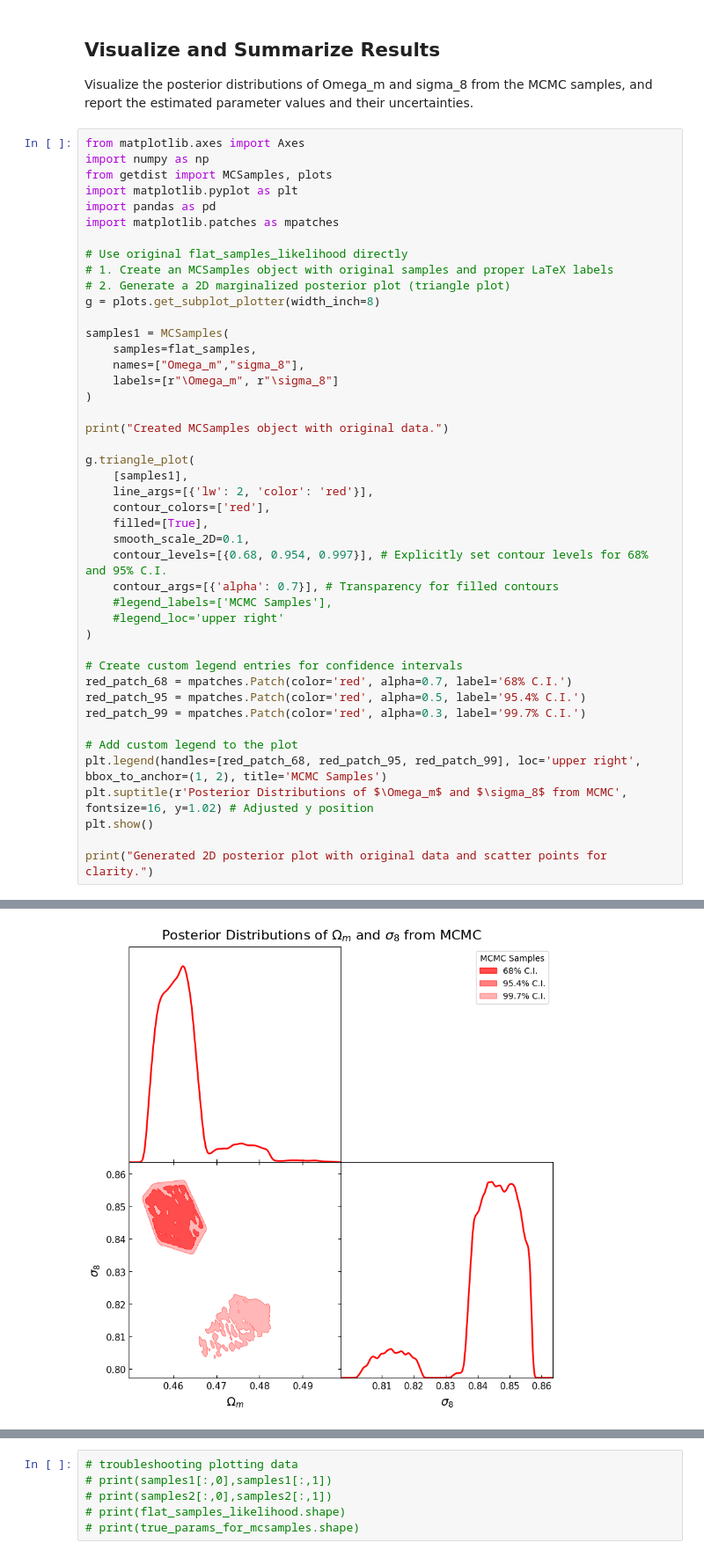
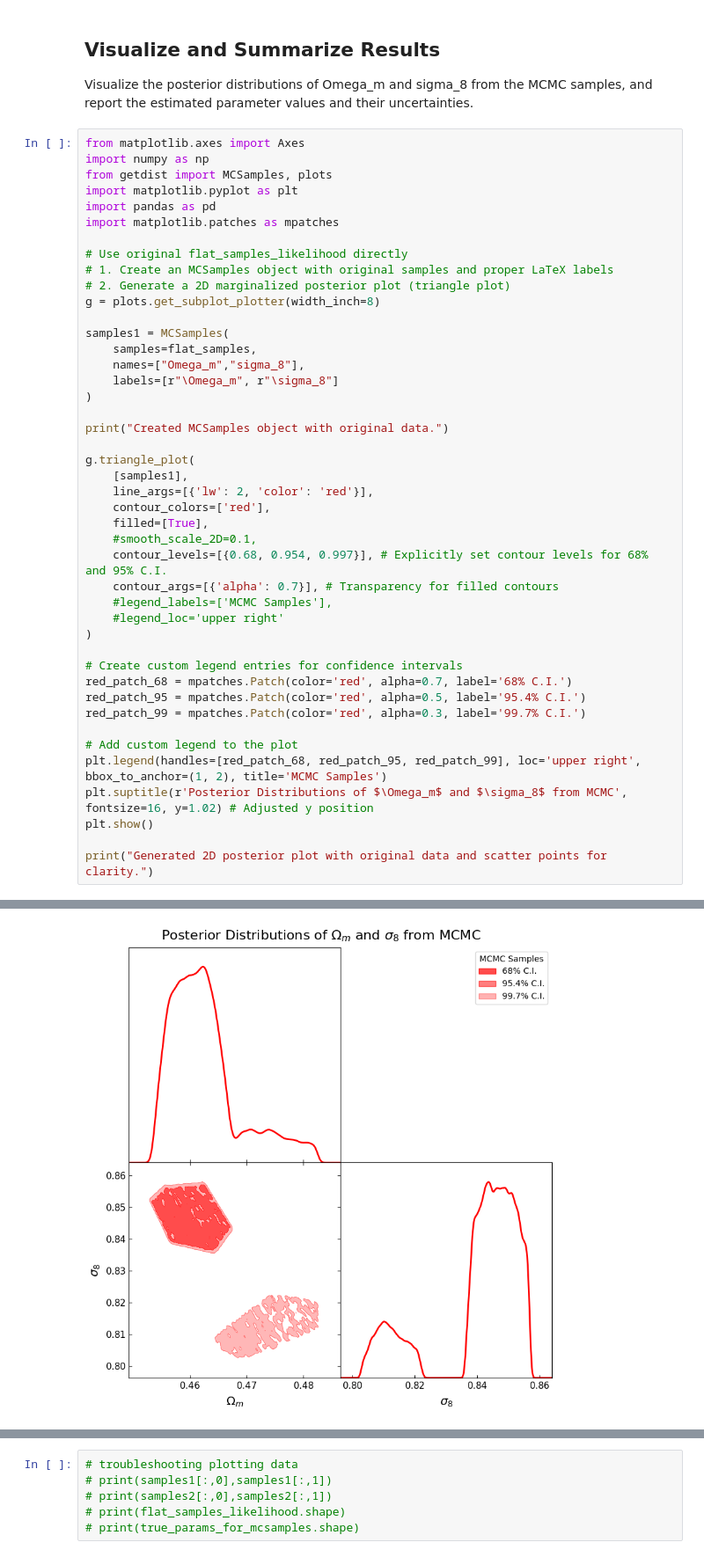
Before and after one commit to amf599-cyber/CMD_LAB7-8, a Jupyter notebook: LAB7-AFworkingcopy2.ipynb, the cells around one changed output, grey strips where cells are left out. Shown at 88% size. Saved outputs shown, nothing was run; the diff lists cells and outputs as text.

```diff
--- a/LAB7-AFworkingcopy2.ipynb
+++ b/LAB7-AFworkingcopy2.ipynb
@@ -474,7 +439,7 @@ g.triangle_plot(
     line_args=[{'lw': 2, 'color': 'red'}],
     contour_colors=['red'],
     filled=[True],
-    smooth_scale_2D=0.1,
+    #smooth_scale_2D=0.1,
     contour_levels=[{0.68, 0.954, 0.997}], # Explicitly set contour levels for 68% and 95% C.I.
     contour_args=[{'alpha': 0.7}], # Transparency for filled contours
     #legend_labels=['MCMC Samples'],
@@ -498 +464 @@ Created MCSamples object with original data.
-[figure, old version]
+[figure, new version]
```
Also changed, not shown: parts of 5 cells of this notebook.
